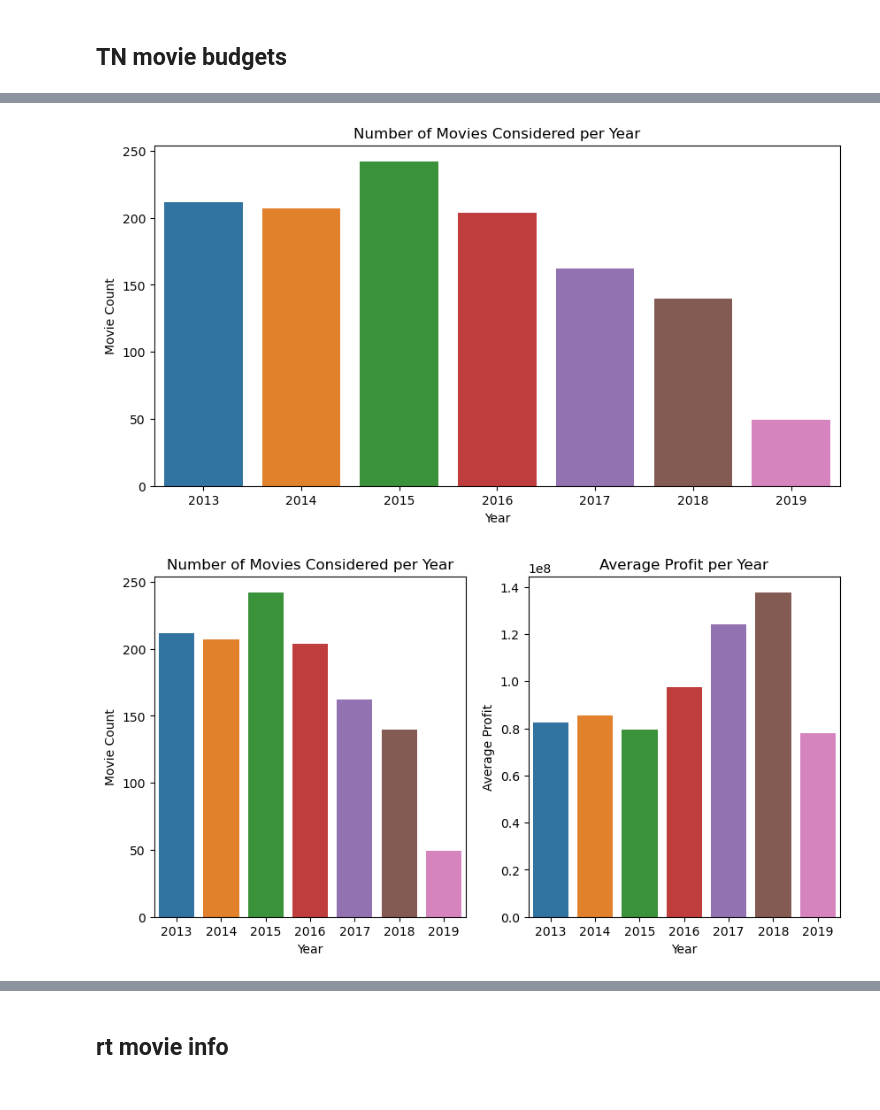
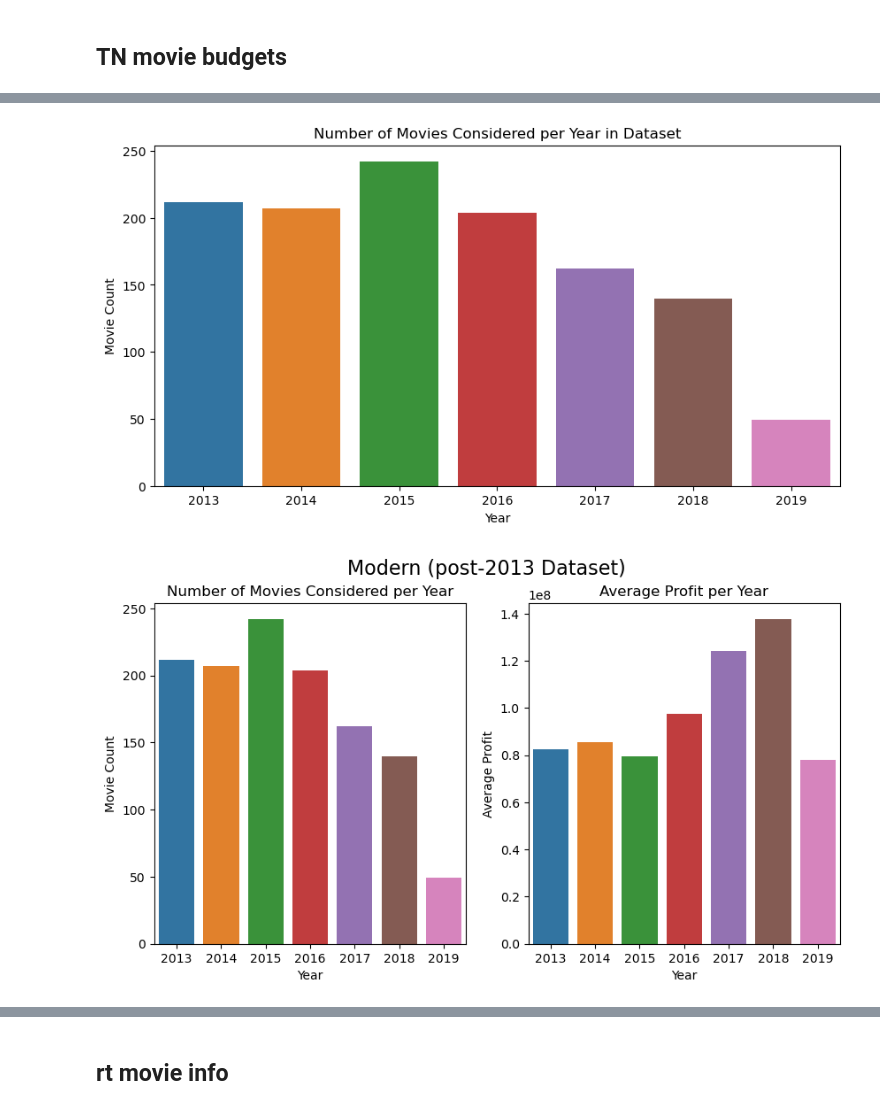
Before and after one commit to alexanderdaffara/Movies_Insights_EDA, a Jupyter notebook: Alex-Notebook.ipynb, the cells around one changed output, grey strips where cells are left out. Drawn from its saved outputs; the diff is of its cells as text; code cells hidden in the pictures.

Commit message:
updated runtime and cost/revenue visualizations

```diff
--- a/Alex-Notebook.ipynb
+++ b/Alex-Notebook.ipynb
@@ -145,6 +169,7 @@ budgets_df['release_year'] = budgets_df['release_date'].map(lambda x: int(x[-4:]
 budgets_df['production_budget'] = budgets_df['production_budget'].map(lambda x: x.replace('$','').replace(',','')).astype(int)
 budgets_df['domestic_gross'] = budgets_df['domestic_gross'].map(lambda x: x.replace('$','').replace(',','')).astype(int)
 budgets_df['worldwide_gross'] = budgets_df['worldwide_gross'].map(lambda x: x.replace('$','').replace(',','')).astype(int)
+budgets_df['foreign gross'] = budgets_df['worldwide_gross'] - budgets_df['domestic_gross']
 budgets_df['profit'] = budgets_df['worldwide_gross'] - budgets_df['production_budget']
 
 # drop rows with no worldwide gross
@@ -159,3 +184,5 @@ df_with_budgets = movie_basics_df.merge(budgets_df,
 
 # modern_budgets_df since 2013
 modern_budgets_df = budgets_df.loc[budgets_df['release_year'] >= 2013]
+vintage_budgets_df = budgets_df.loc[budgets_df['release_year'] < 2013]
+vintage_budgets_df
@@ -165,23 +206,24 @@ data = modern_budgets_df.release_year.value_counts()
 sns.barplot(x = data.index,
             y = data,
             ax=ax,
-            errwidth=0).set(title='Number of Movies Considered per Year', ylabel='Movie Count', xlabel='Year')
+            errwidth=0).set(title='Number of Movies Considered per Year in Dataset', ylabel='Movie Count', xlabel='Year')
 plt.show()
 # %% [output]
-[figure, old version]
+[figure, new version]
 # %%
 fig, (ax1, ax2) = plt.subplots(ncols=2, figsize=(10,5))
 data = modern_budgets_df.release_year.value_counts()
 sns.barplot(x = data.index,
             y = data,
             ax=ax1,
             errwidth=0).set(title='Number of Movies Considered per Year', ylabel='Movie Count', xlabel='Year')
 data = modern_budgets_df.groupby('release_year').mean()
 sns.barplot(x = data.index,
             y = 'profit',
             data=data,
             ax=ax2,
             errwidth=0).set(title='Average Profit per Year', ylabel='Average Profit', xlabel='Year')
+fig.suptitle('Modern (post-2013 Dataset)', fontsize=16)
 plt.show()
 # %% [output]
-[figure, old version]
+[figure, new version]
```
Also changed, not shown: parts of 22 cells of this notebook.
